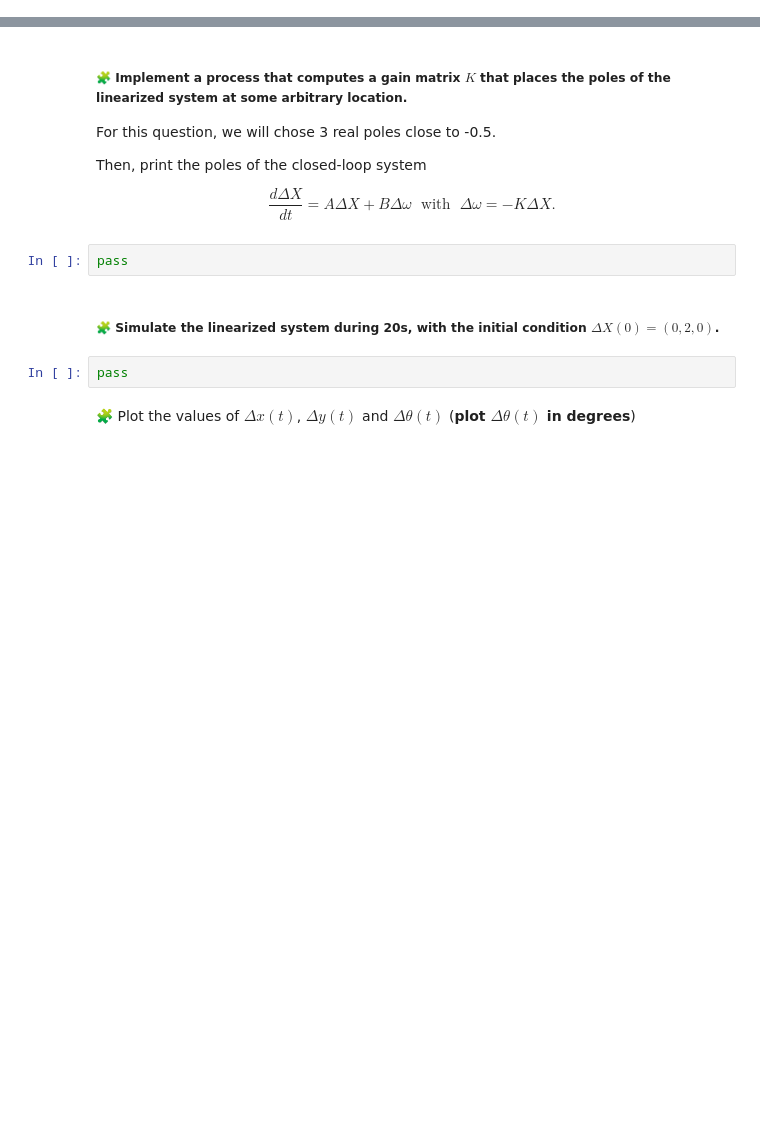
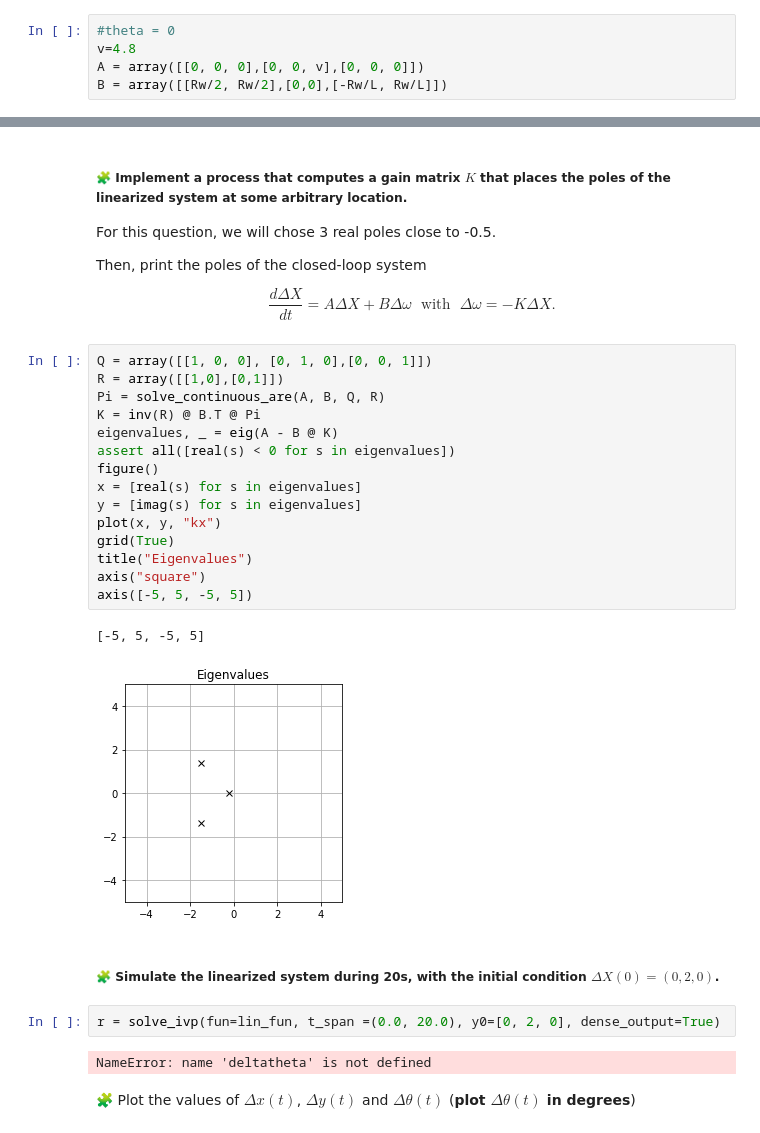
Before and after one commit to HibaNRJ/control-engineering-with-python-project-2022-2023, a Jupyter notebook: Project-2 .ipynb, the cells around one changed output, grey strips where cells are left out. Saved outputs shown, nothing was run; the diff lists cells and outputs as text; blank space fills up the shorter version.

```diff
--- a/Project-2 .ipynb
+++ b/Project-2 .ipynb
@@ -641,3 +639,8 @@ pass
+# %%
+#theta = 0
+v=4.8
+A = array([[0, 0, 0],[0, 0, v],[0, 0, 0]])
+B = array([[Rw/2, Rw/2],[0,0],[-Rw/L, Rw/L]])
 # %% [markdown]
 The linear model has to be fed with some $\Delta\omega$ input. Like for the nonlinear system, we define a function $\Delta\omega(t,\Delta_X)$ that computes the input of the linearized system. For example, if we do not want any correction to the reference input, we set:
 # %%
@@ -662,12 +667,30 @@ $$
 \; \mbox{ with } \;
 \Delta\omega = -K \Delta X.
 $$
-# %%
-pass
+# %%
+Q = array([[1, 0, 0], [0, 1, 0],[0, 0, 1]])
+R = array([[1,0],[0,1]])
+Pi = solve_continuous_are(A, B, Q, R)
+K = inv(R) @ B.T @ Pi
+eigenvalues, _ = eig(A - B @ K)
+assert all([real(s) < 0 for s in eigenvalues])
+figure()
+x = [real(s) for s in eigenvalues]
+y = [imag(s) for s in eigenvalues]
+plot(x, y, "kx")
+grid(True)
+title("Eigenvalues")
+axis("square")
+axis([-5, 5, -5, 5])
+# %% [output]
+[-5, 5, -5, 5]
+[figure, added]
 # %% [markdown]
 ##### 🧩 Simulate the linearized system during 20s, with the initial condition $\Delta X(0) = (0,2,0)$.
-# %%
-pass
+# %%
+r = solve_ivp(fun=lin_fun, t_span =(0.0, 20.0), y0=[0, 2, 0], dense_output=True)
+# %% [output]
+NameError: name 'deltatheta' is not defined
 # %% [markdown]
 🧩 Plot the values of $\Delta x(t)$, $\Delta y(t)$ and $\Delta\theta(t)$ (**plot $\Delta\theta(t)$ in degrees**)
 # %%
```
Also changed, not shown: parts of 6 cells of this notebook.
